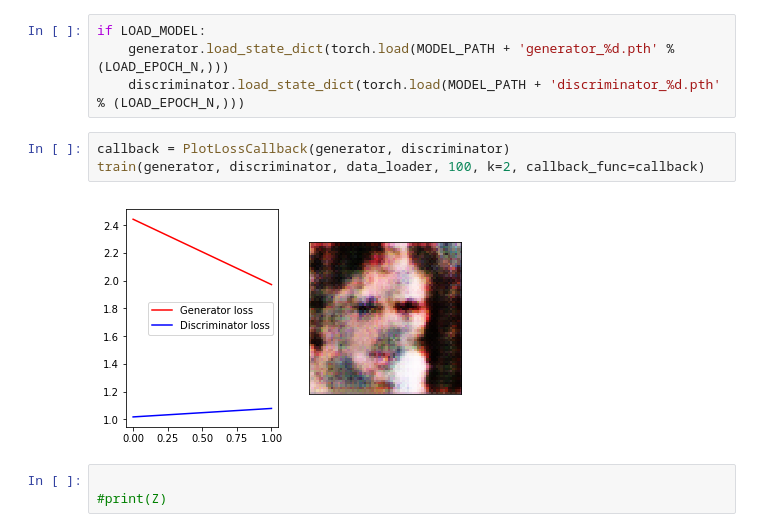
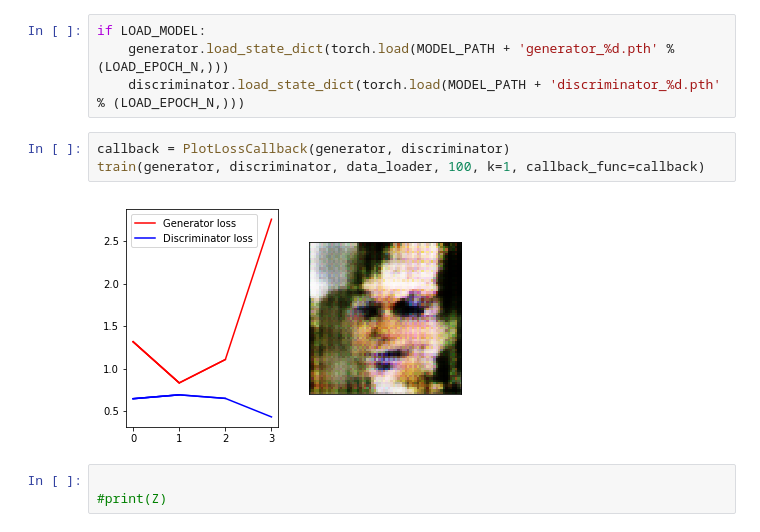
Before and after one commit to trifonova-n/inpainting, a Jupyter notebook: gan_training.ipynb, the cells around one changed output. Cells and saved outputs as stored; diff of their text form.

```diff
--- a/gan_training.ipynb
+++ b/gan_training.ipynb
@@ -53,9 +73,9 @@ if LOAD_MODEL:
     discriminator.load_state_dict(torch.load(MODEL_PATH + 'discriminator_%d.pth' % (LOAD_EPOCH_N,)))
 # %%
 callback = PlotLossCallback(generator, discriminator)
-train(generator, discriminator, data_loader, 100, k=2, callback_func=callback)
+train(generator, discriminator, data_loader, 100, k=1, callback_func=callback)
 # %% [output]
-[figure, old version]
+[figure, new version]
 # %%
 
 #print(Z)
```
Also changed, not shown: parts of 4 cells of this notebook, 3 other files.
